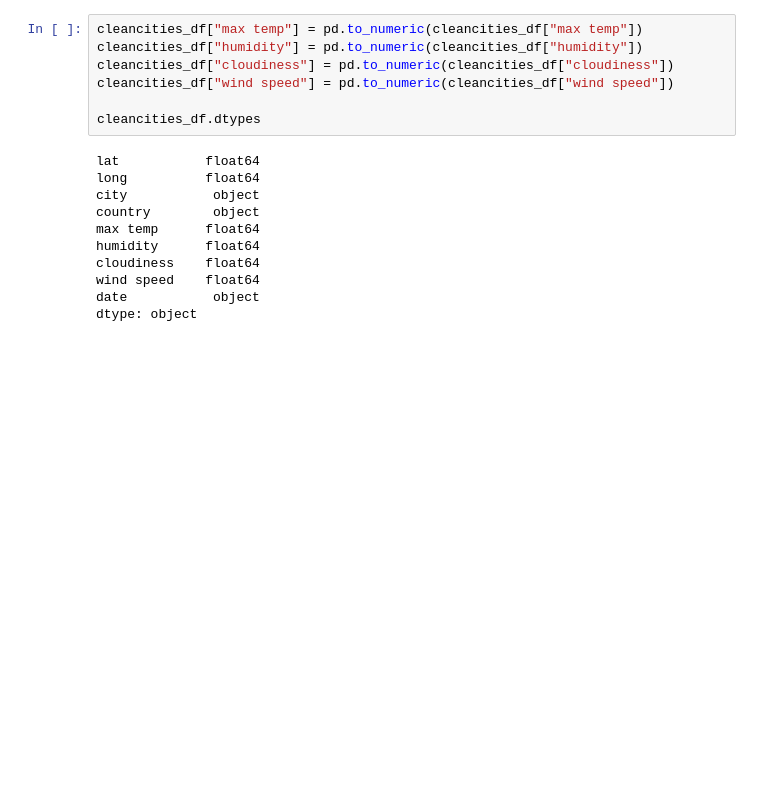
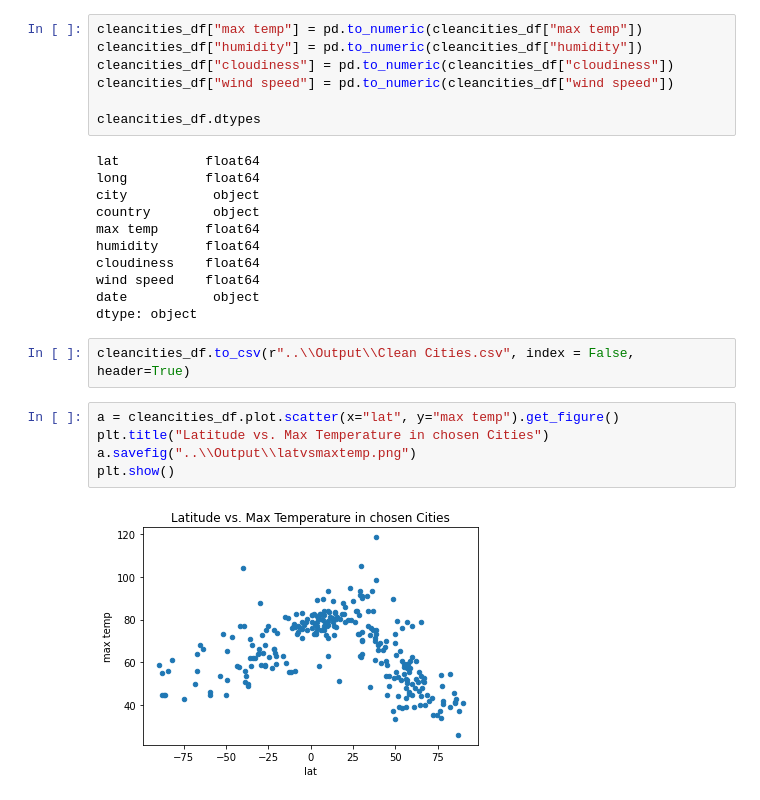
Before and after one commit to RoLDT/python-api-challenge, a Jupyter notebook: WeatherPy/WeatherPy.ipynb, the cells around one changed output. Drawn from its saved outputs; the diff is of its cells as text; blank space fills up the shorter version.

```diff
--- a/WeatherPy/WeatherPy.ipynb
+++ b/WeatherPy/WeatherPy.ipynb
@@ -193,3 +193,12 @@ cloudiness    float64
 wind speed    float64
 date           object
 dtype: object
+# %%
+cleancities_df.to_csv(r"..\\Output\\Clean Cities.csv", index = False, header=True)
+# %%
+a = cleancities_df.plot.scatter(x="lat", y="max temp").get_figure()
+plt.title("Latitude vs. Max Temperature in chosen Cities")
+a.savefig("..\\Output\\latvsmaxtemp.png")
+plt.show()
+# %% [output]
+[figure, added]
```
Also changed, not shown: parts of 32 cells of this notebook, 13 other files.
